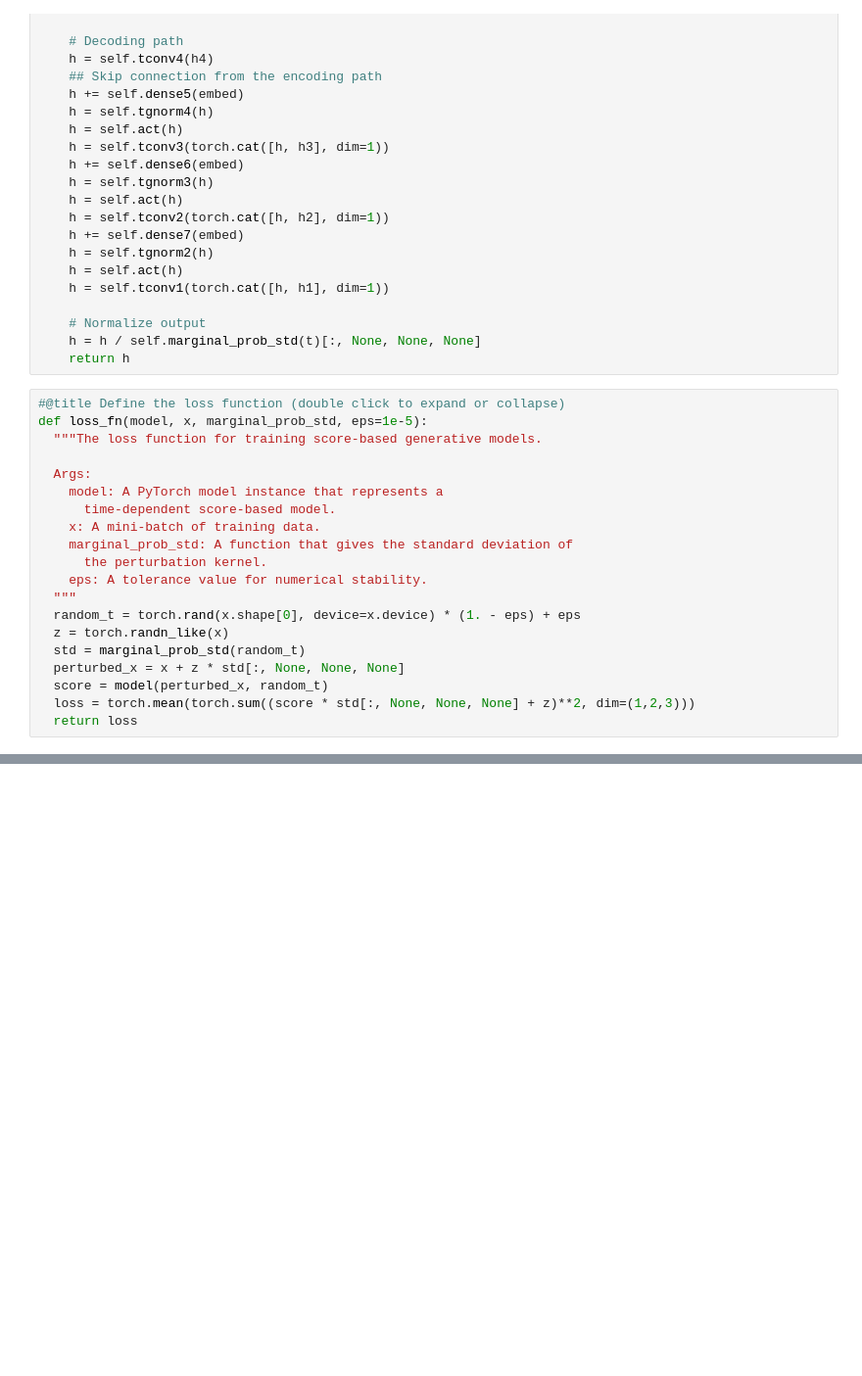
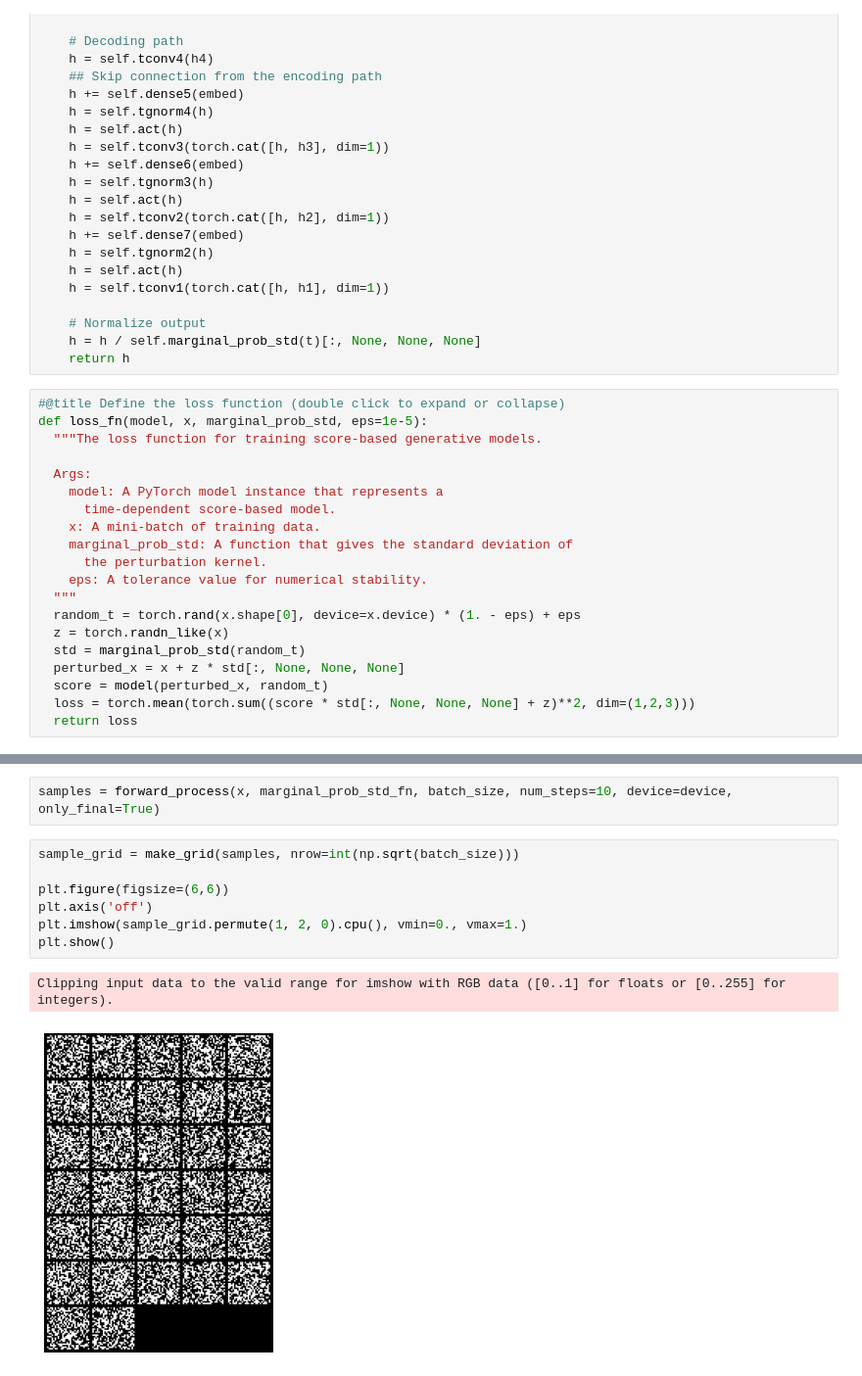
Before and after one commit to wangxuuu/LSGM-demo, a Jupyter notebook: ScoreNet_MNIST.ipynb, the cells around one changed output, grey strips where cells are left out. Shown at 98% size. Saved outputs shown, nothing was run; the diff lists cells and outputs as text; blank space fills up the shorter version.

```diff
--- a/ScoreNet_MNIST.ipynb
+++ b/ScoreNet_MNIST.ipynb
@@ -269,0 +330,12 @@ def forward_process(x,
+# %%
+samples = forward_process(x, marginal_prob_std_fn, batch_size, num_steps=10, device=device, only_final=True)
+# %%
+sample_grid = make_grid(samples, nrow=int(np.sqrt(batch_size)))
+
+plt.figure(figsize=(6,6))
+plt.axis('off')
+plt.imshow(sample_grid.permute(1, 2, 0).cpu(), vmin=0., vmax=1.)
+plt.show()
+# %% [output]
+Clipping input data to the valid range for imshow with RGB data ([0..1] for floats or [0..255] for integers).
+[figure, added]
```
Also changed, not shown: parts of 15 cells of this notebook, 2 other files.
